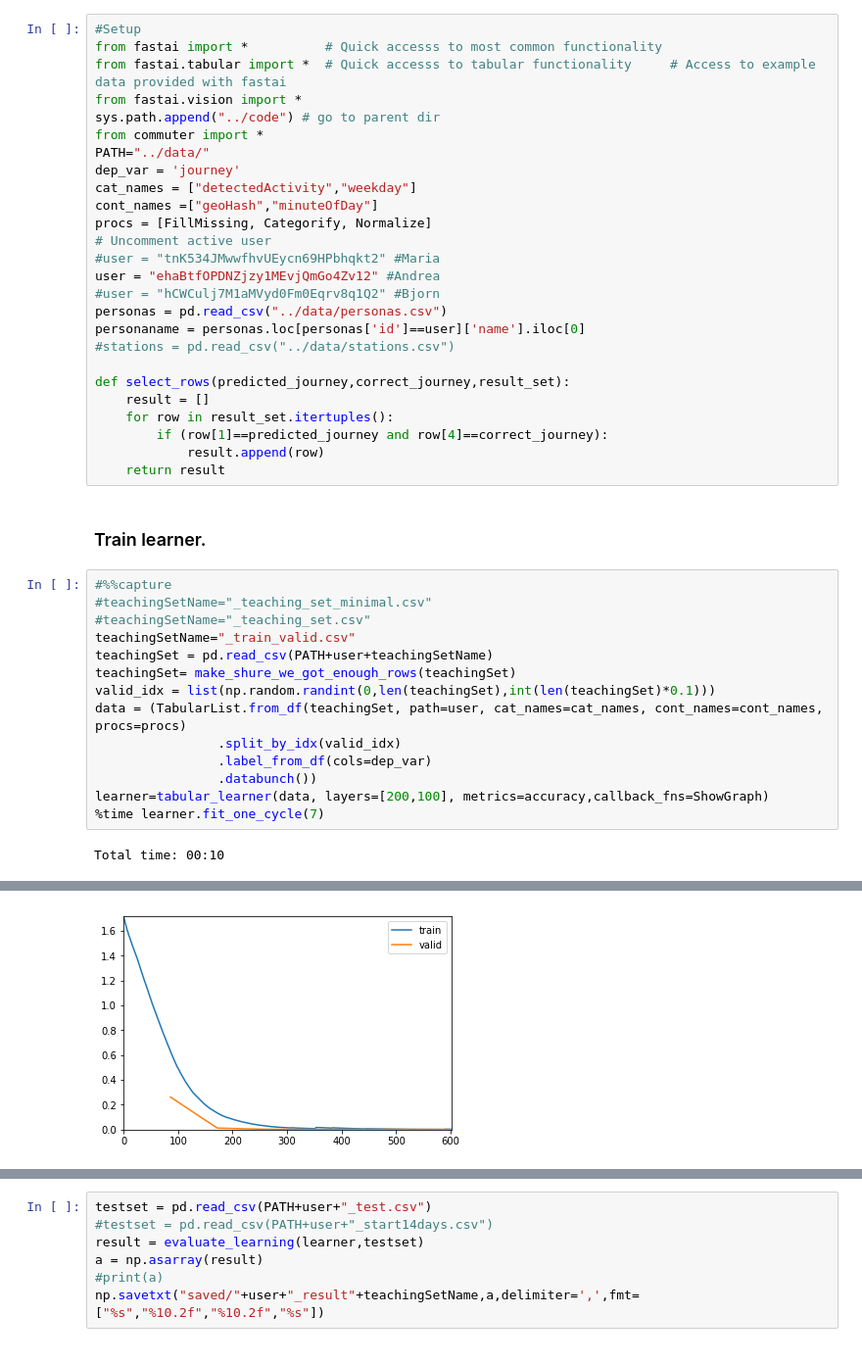
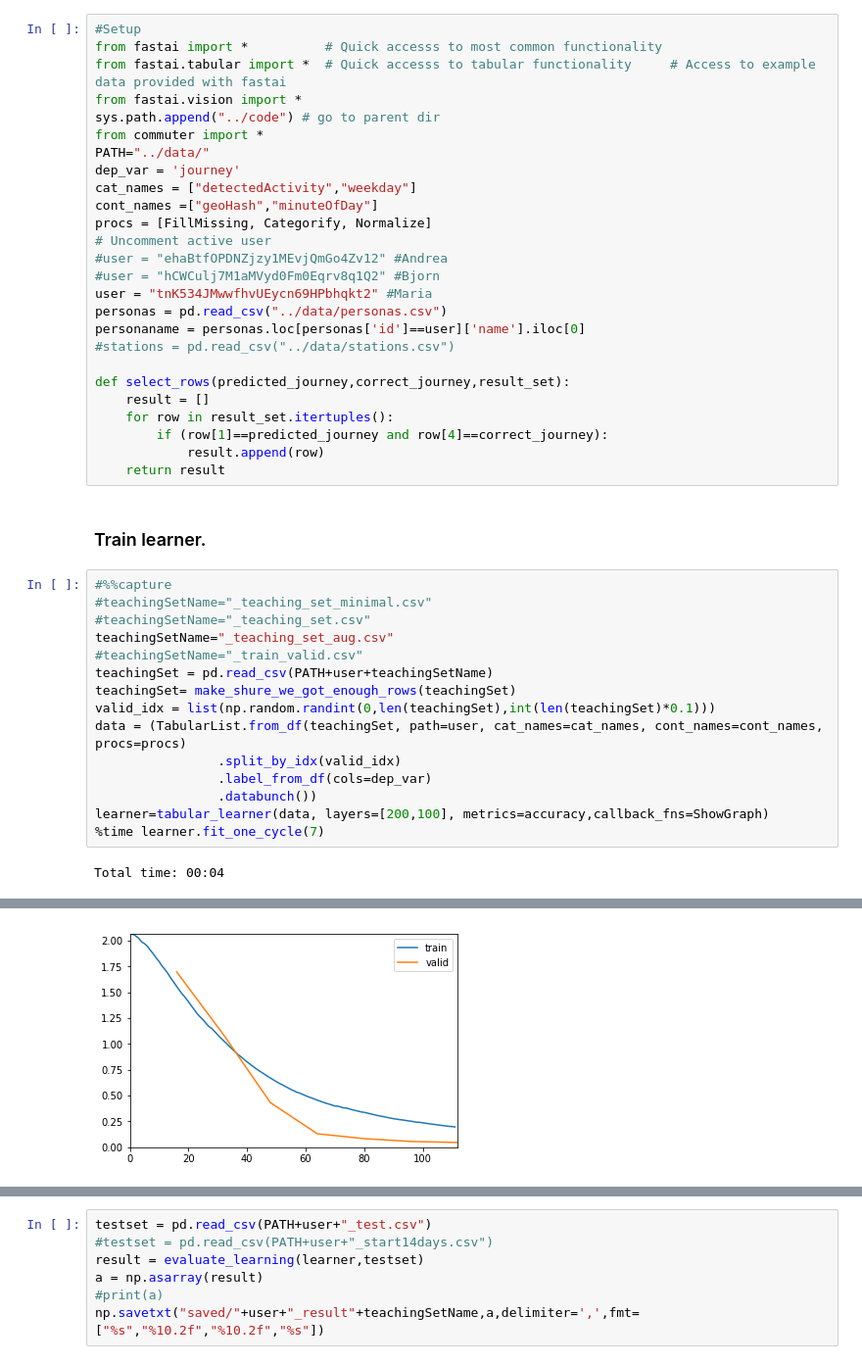
Before and after one commit to k3larra/commuter, a Jupyter notebook: machine_teaching/mt.ipynb, the cells around one changed output, grey strips where cells are left out. Shown at 98% size. Saved outputs shown, nothing was run; the diff lists cells and outputs as text.

```diff
--- a/machine_teaching/mt.ipynb
+++ b/machine_teaching/mt.ipynb
@@ -14,9 +14,9 @@ cat_names = ["detectedActivity","weekday"]
 cont_names =["geoHash","minuteOfDay"]
 procs = [FillMissing, Categorify, Normalize]
 # Uncomment active user
-#user = "tnK534JMwwfhvUEycn69HPbhqkt2" #Maria
-user = "ehaBtfOPDNZjzy1MEvjQmGo4Zv12" #Andrea
+#user = "ehaBtfOPDNZjzy1MEvjQmGo4Zv12" #Andrea
 #user = "hCWCulj7M1aMVyd0Fm0Eqrv8q1Q2" #Bjorn
+user = "tnK534JMwwfhvUEycn69HPbhqkt2" #Maria
 personas = pd.read_csv("../data/personas.csv")
 personaname = personas.loc[personas['id']==user]['name'].iloc[0]
 #stations = pd.read_csv("../data/stations.csv")
@@ -33,7 +33,8 @@ def select_rows(predicted_journey,correct_journey,result_set):
 #%%capture
 #teachingSetName="_teaching_set_minimal.csv"
 #teachingSetName="_teaching_set.csv"
-teachingSetName="_train_valid.csv"
+teachingSetName="_teaching_set_aug.csv"
+#teachingSetName="_train_valid.csv"
 teachingSet = pd.read_csv(PATH+user+teachingSetName)
 teachingSet= make_shure_we_got_enough_rows(teachingSet)
 valid_idx = list(np.random.randint(0,len(teachingSet),int(len(teachingSet)*0.1)))
@@ -44,5 +45,5 @@ data = (TabularList.from_df(teachingSet, path=user, cat_names=cat_names, cont_na
 learner=tabular_learner(data, layers=[200,100], metrics=accuracy,callback_fns=ShowGraph)
 %time learner.fit_one_cycle(7)
 # %% [output]
-Total time: 00:10
+Total time: 00:04
 | epoch | train_loss | valid_loss | accuracy |
@@ -56 +57 @@ Total time: 00:10
-[figure, old version]
+[figure, new version]
```
Also changed, not shown: parts of 4 cells of this notebook, 19 other files.
